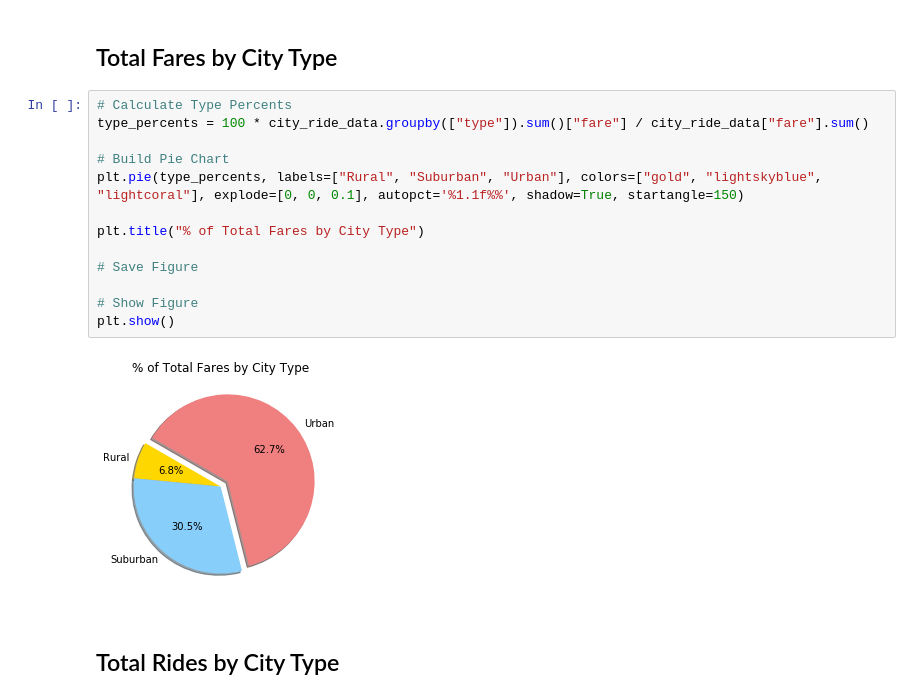
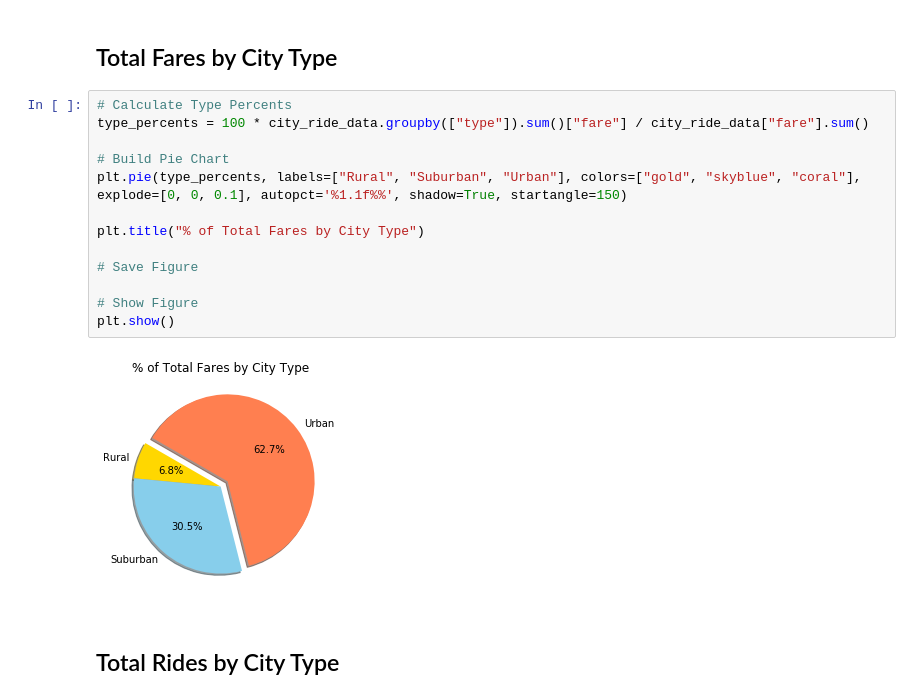
Before and after one commit to rrpherson/The-Power-of-Plots, a Jupyter notebook: pyber_starter.ipynb, the cells around one changed output. Saved outputs shown, nothing was run; the diff lists cells and outputs as text.

```diff
--- a/pyber_starter.ipynb
+++ b/pyber_starter.ipynb
@@ -76,18 +76,18 @@ plt.show()
 # %%
 # Calculate Type Percents
 type_percents = 100 * city_ride_data.groupby(["type"]).sum()["fare"] / city_ride_data["fare"].sum()
 
 # Build Pie Chart
-plt.pie(type_percents, labels=["Rural", "Suburban", "Urban"], colors=["gold", "lightskyblue", "lightcoral"], explode=[0, 0, 0.1], autopct='%1.1f%%', shadow=True, startangle=150)
+plt.pie(type_percents, labels=["Rural", "Suburban", "Urban"], colors=["gold", "skyblue", "coral"], explode=[0, 0, 0.1], autopct='%1.1f%%', shadow=True, startangle=150)
 
 plt.title("% of Total Fares by City Type")
 
 # Save Figure
 
 # Show Figure
 plt.show()
 # %% [output]
-[figure, old version]
+[figure, new version]
 # %% [markdown]
 ## Total Rides by City Type
 # %%
```
Also changed, not shown: parts of 3 cells of this notebook.
